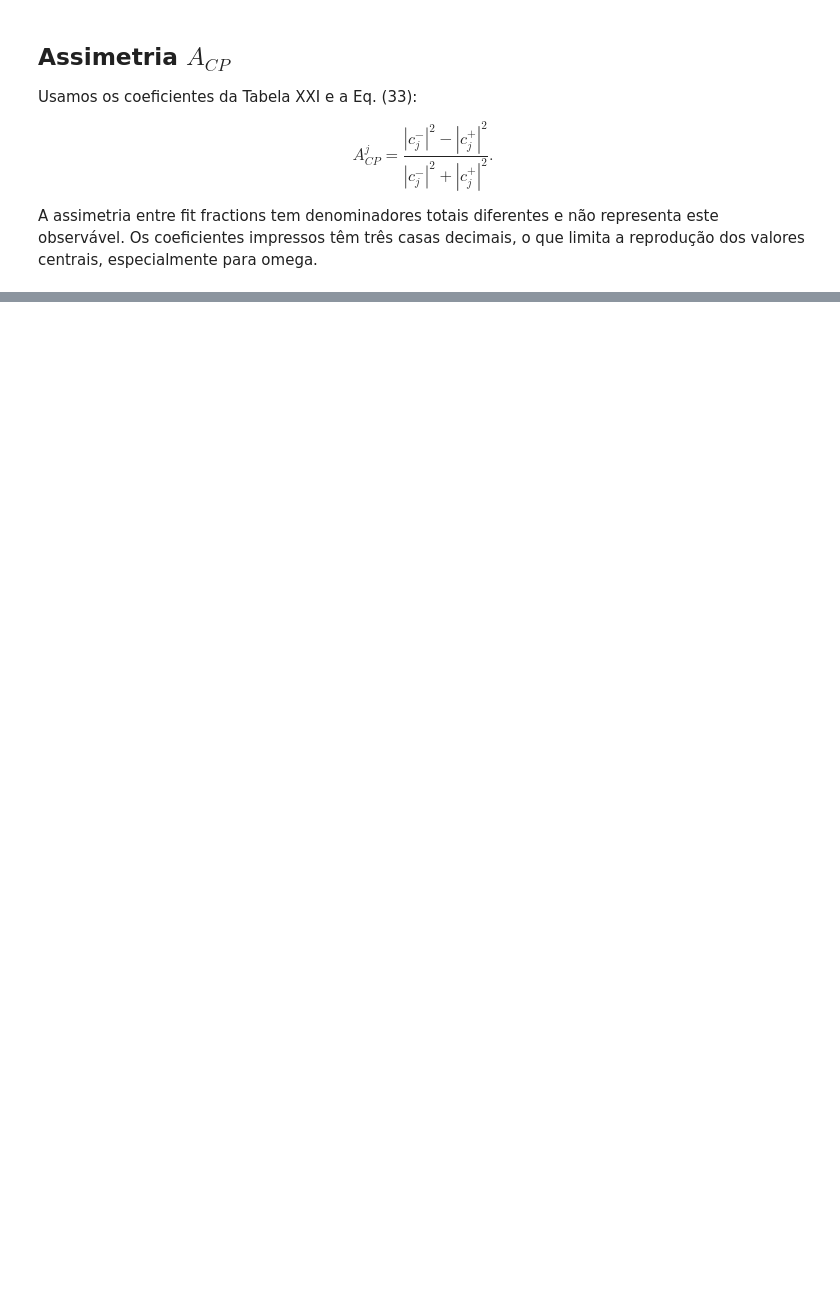
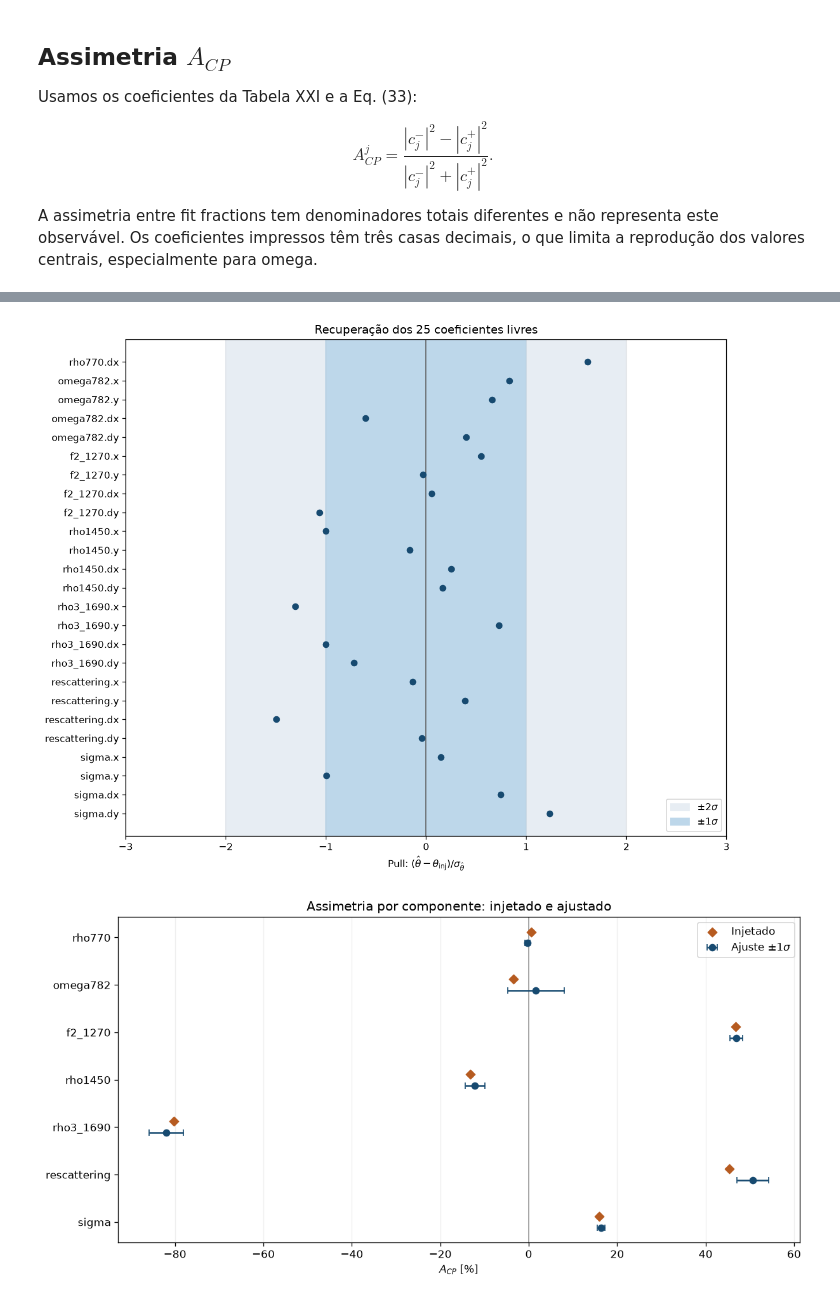
Before and after one commit to JuanBSLeite/DalitzPlotFitter, a Jupyter notebook: notebooks/benchmark/paper_isobar_benchmark.ipynb, the cells around one changed output, grey strips where cells are left out. Saved outputs shown, nothing was run; the diff lists cells and outputs as text; code cells hidden in the pictures; blank space fills up the shorter version.

```diff
--- a/notebooks/benchmark/paper_isobar_benchmark.ipynb
+++ b/notebooks/benchmark/paper_isobar_benchmark.ipynb
@@ -227,0 +538,35 @@ Isso valida o fitter com sinal puro, mas não substitui a reprodução do ajuste
+# %%
+fig, ax = plt.subplots(figsize=(10, 8), constrained_layout=True)
+positions = np.arange(len(closure_coefficients))
+ax.axvspan(-2, 2, color="#e7edf3", label=r"$\pm2\sigma$")
+ax.axvspan(-1, 1, color="#bdd7ea", label=r"$\pm1\sigma$")
+ax.axvline(0, color="0.35", linewidth=1)
+ax.scatter(closure_coefficients["pull"], positions, color="#174a70", zorder=3)
+ax.set_yticks(positions, closure_coefficients.index)
+ax.invert_yaxis()
+limit = max(3.0, float(closure_coefficients["pull"].abs().max()) + 0.4)
+ax.set(xlim=(-limit, limit), xlabel=r"Pull: $(\hat\theta-\theta_{\rm inj})/\sigma_{\hat\theta}$",
+       title="Recuperação dos 25 coeficientes livres")
+ax.grid(axis="x", alpha=0.2)
+ax.legend(loc="lower right")
+plt.show()
+
+acp_rows = closure_observable_table.loc[
+    [f"ACP {name} [%]" for name in COEFFICIENTS]
+]
+positions = np.arange(len(acp_rows))
+fig, ax = plt.subplots(figsize=(10, 5), constrained_layout=True)
+ax.axvline(0, color="0.6", linewidth=1)
+ax.scatter(acp_rows["injected"], positions - 0.12, marker="D", color="#b65b20",
+           label="Injetado", zorder=3)
+ax.errorbar(acp_rows["fit"], positions + 0.12, xerr=acp_rows["error"],
+            fmt="o", capsize=3, color="#174a70", label=r"Ajuste $\pm1\sigma$")
+ax.set_yticks(positions, list(COEFFICIENTS))
+ax.invert_yaxis()
+ax.set(xlabel=r"$A_{CP}$ [%]", title="Assimetria por componente: injetado e ajustado")
+ax.grid(axis="x", alpha=0.2)
+ax.legend()
+plt.show()
+# %% [output]
+[figure, added]
+[figure, added]
```
Also changed, not shown: parts of 18 cells of this notebook, 1 other file.
